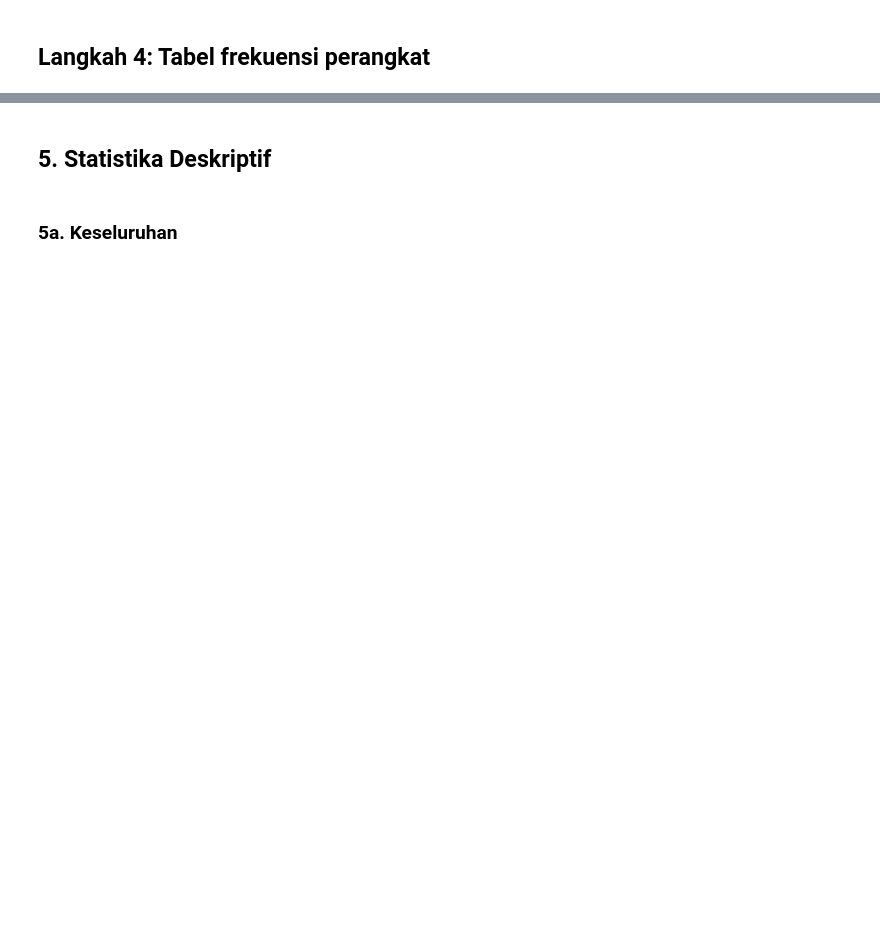
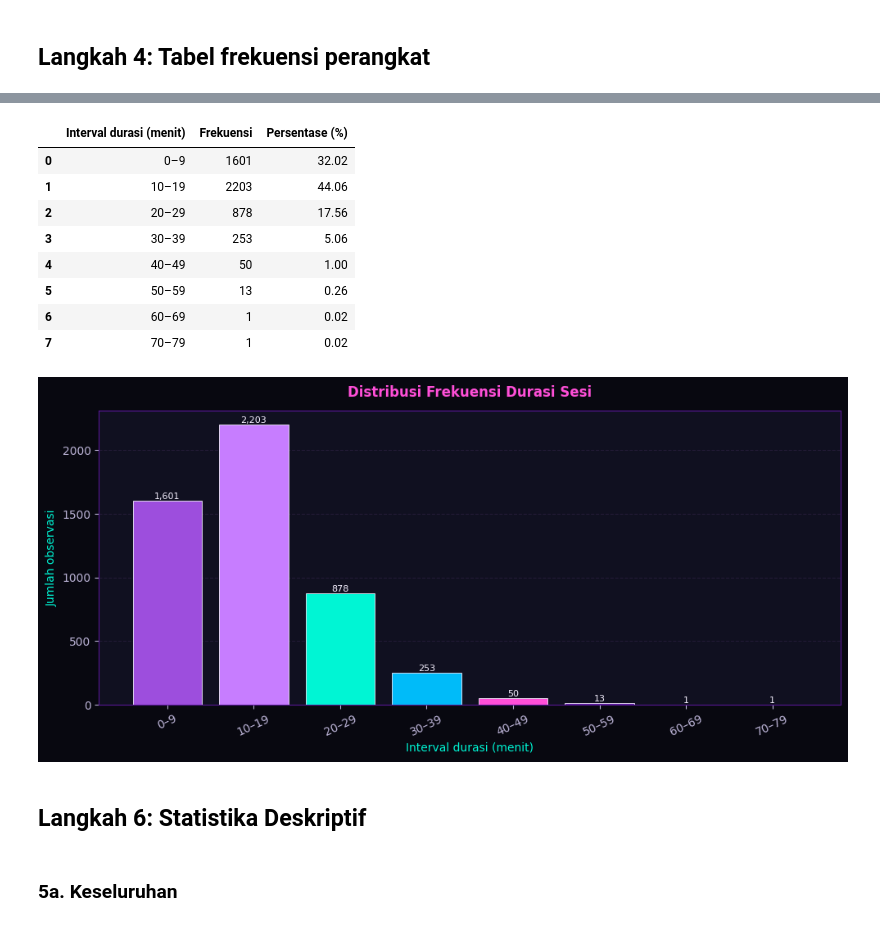
Before and after one commit to Liebert27/DescriptiveStatisticsEcommerce, a Jupyter notebook: StatistikaProject.ipynb, the cells around one changed output, grey strips where cells are left out. Drawn from its saved outputs; the diff is of its cells as text; code cells hidden in the pictures; blank space fills up the shorter version.

```diff
--- a/StatistikaProject.ipynb
+++ b/StatistikaProject.ipynb
@@ -91,0 +141,20 @@ Baris sebelum: 17049 | sesudah: 17049
+# %%
+kol = "Session_Duration_Minutes"
+order = ["Mobile", "Desktop", "Tablet"]
+
+# Ambil hanya variabel yang digunakan untuk analisis dan hilangkan baris
+# yang kosong pada variabel tersebut.
+df_clean = df[["Order_ID", "Device_Type", kol, "Pages_Viewed"]].dropna().copy()
+
+# Validasi nilai durasi yang tidak masuk akal; periksa dahulu sebelum menghapus.
+invalid_duration = df_clean[df_clean[kol] <= 0]
+print("Baris dengan durasi <= 0:", len(invalid_duration))
+
+# Untuk analisis, gunakan durasi positif saja.
+df_clean = df_clean[df_clean[kol] > 0].copy()
+
+# Tampilkan kategori perangkat yang benar-benar tersedia.
+print("Kategori perangkat setelah cleaning:", df_clean["Device_Type"].unique())
+print("Baris sebelum cleaning:", len(df_raw), "| sesudah cleaning:", len(df_clean))
+
+df_clean.to_csv("data_bersih.csv", index=False)
@@ -108,4 +233,60 @@ Tablet            1661             9.7
+# %%
+# Tabel dan grafik distribusi frekuensi durasi sesi
+kol = "Session_Duration_Minutes"
+bins = list(range(0, 81, 10))
+labels = [
+    "0–9", "10–19", "20–29", "30–39",
+    "40–49", "50–59", "60–69", "70–79"
+]
+
+durasi_kategori = pd.cut(
+    df_clean[kol], bins=bins, labels=labels,
+    right=False, include_lowest=True
+)
+tabel_distribusi = pd.DataFrame({
+    "Interval durasi (menit)": labels,
+    "Frekuensi": durasi_kategori.value_counts(sort=False).values
+})
+total = tabel_distribusi["Frekuensi"].sum()
+tabel_distribusi["Persentase (%)"] = (
+    tabel_distribusi["Frekuensi"] / total * 100
+).round(2)
+display(tabel_distribusi)
+
+fig, ax = plt.subplots(figsize=(10, 4.8))
+bar_colors = [
+    CYBER["purple"], CYBER["lavender"], CYBER["cyan"], CYBER["blue"],
+    CYBER["magenta"], CYBER["purple_dark"], CYBER["cyan"], CYBER["lavender"]
+]
+bars = ax.bar(
+    tabel_distribusi["Interval durasi (menit)"],
+    tabel_distribusi["Frekuensi"],
+    color=bar_colors, edgecolor=CYBER["text"], linewidth=0.6
+)
+ax.set_title("Distribusi Frekuensi Durasi Sesi", pad=12, fontweight="bold")
+ax.set_xlabel("Interval durasi (menit)")
+ax.set_ylabel("Jumlah observasi")
+ax.grid(axis="y", linestyle="--")
+ax.set_axisbelow(True)
+ax.tick_params(axis="x", rotation=25)
+for bar, val in zip(bars, tabel_distribusi["Frekuensi"]):
+    ax.text(bar.get_x() + bar.get_width()/2, bar.get_height(),
+            f"{int(val):,}", ha="center", va="bottom",
+            fontsize=8, color=CYBER["text"])
+plt.tight_layout()
+plt.show()
+# %% [output]
+|  | Interval durasi (menit) | Frekuensi | Persentase (%) |
+| 0 | 0–9 | 1601 | 32.02 |
+| 1 | 10–19 | 2203 | 44.06 |
+| 2 | 20–29 | 878 | 17.56 |
+| 3 | 30–39 | 253 | 5.06 |
+| 4 | 40–49 | 50 | 1.00 |
+| 5 | 50–59 | 13 | 0.26 |
+| 6 | 60–69 | 1 | 0.02 |
+| 7 | 70–79 | 1 | 0.02 |
+[figure, added]
 # %% [markdown]
-## 5. Statistika Deskriptif
+## Langkah 6: Statistika Deskriptif
 # %% [markdown]
 ### 5a. Keseluruhan
```
Also changed, not shown: parts of 27 cells of this notebook.
